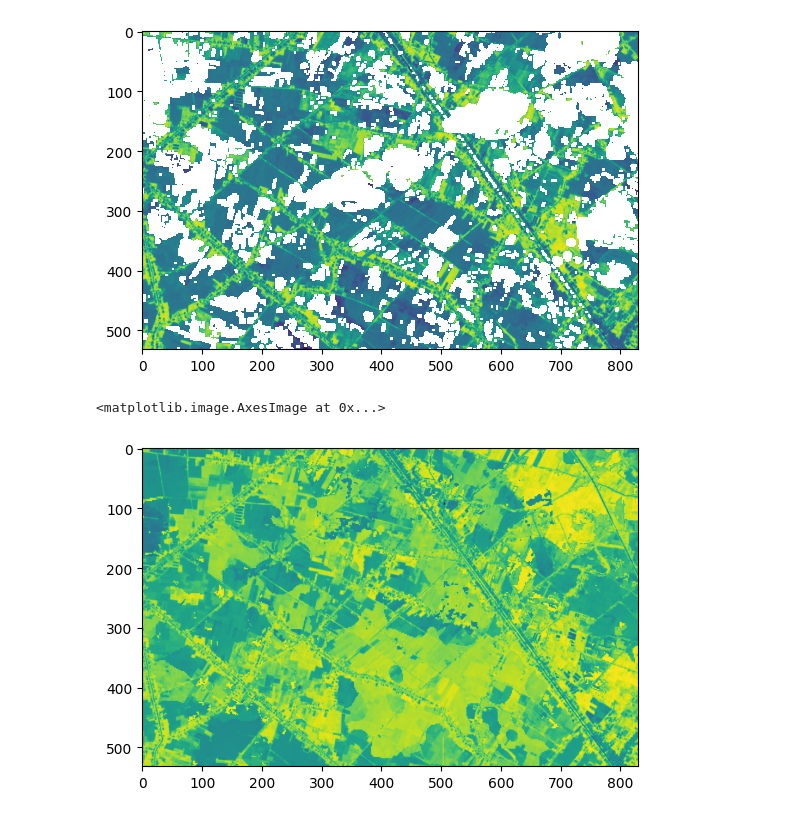
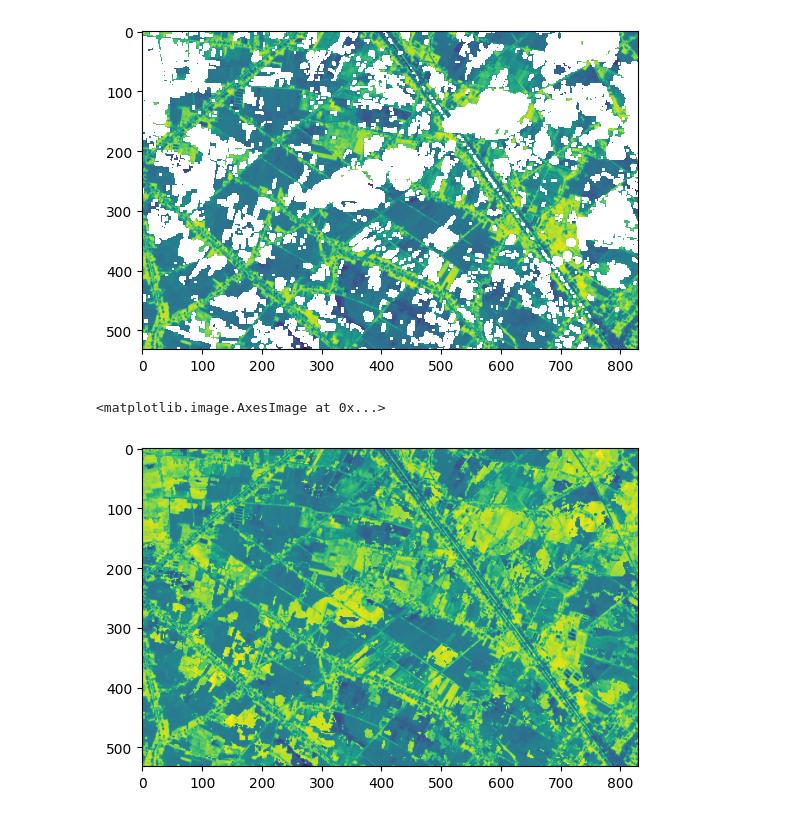
Before and after one commit to nghiadang0312/CSIROBoeingPhase5-Vietnam, a Jupyter notebook: 02.predict.ipynb, the cells around one changed output. Cells and saved outputs as stored; diff of their text form; code cells hidden in the pictures.

```diff
--- a/02.predict.ipynb
+++ b/02.predict.ipynb
@@ -171,19 +171,19 @@ plt.imshow(ndvi.isel(time=50))
 [figure]
 # %%
 # đặt thời gian các mùa
-time_split = [slice('2022-10-01', '2023-01-01'),
+time_split = [slice('2022-09-01', '2023-01-01'),
                slice('2023-01-01', '2023-05-01'),
                slice('2023-05-01', '2023-07-01'),
                slice('2023-07-01', '2023-10-01')]
 
 # fill nan
 fill_nan_ndvi = fill_nan(ndvi, time_split)
 
 ## ảnh ndivi đã fill nan
-plt.imshow(fill_nan_ndvi.isel(time=6))
+plt.imshow(fill_nan_ndvi.isel(time=50))
 # %% [output]
 <matplotlib.image.AxesImage at 0x...>
-[figure, old version]
+[figure, new version]
 # %%
 %%time
 ## tính ndvi theo tháng
```
Also changed, not shown: parts of 16 cells of this notebook, 2 other files.
